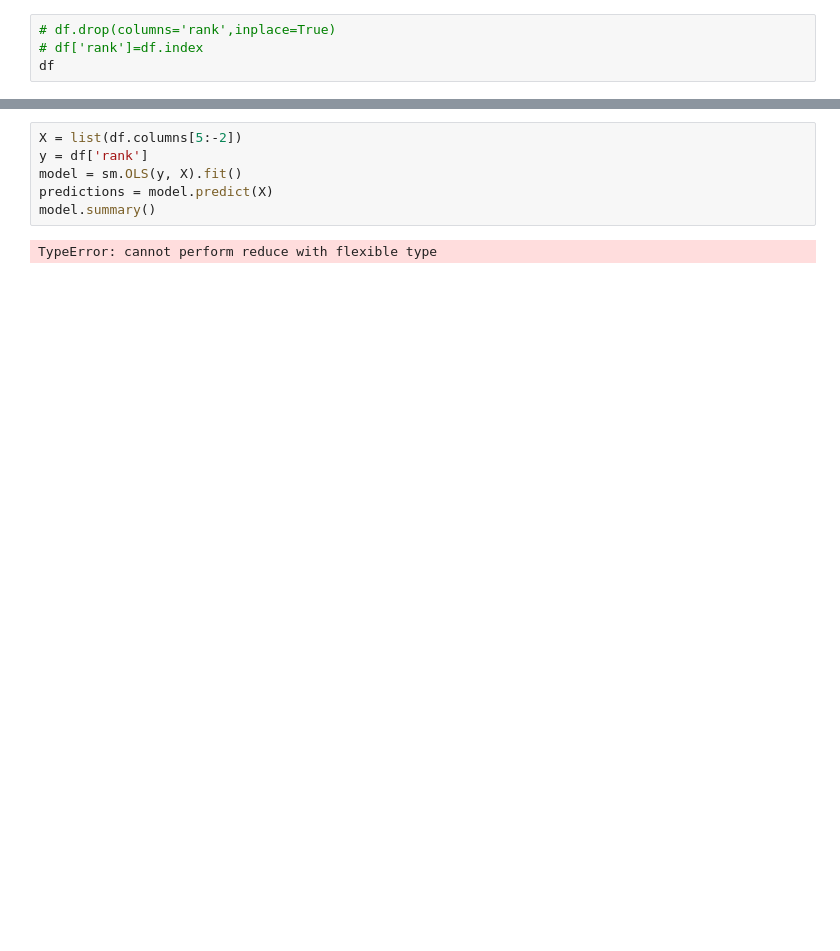
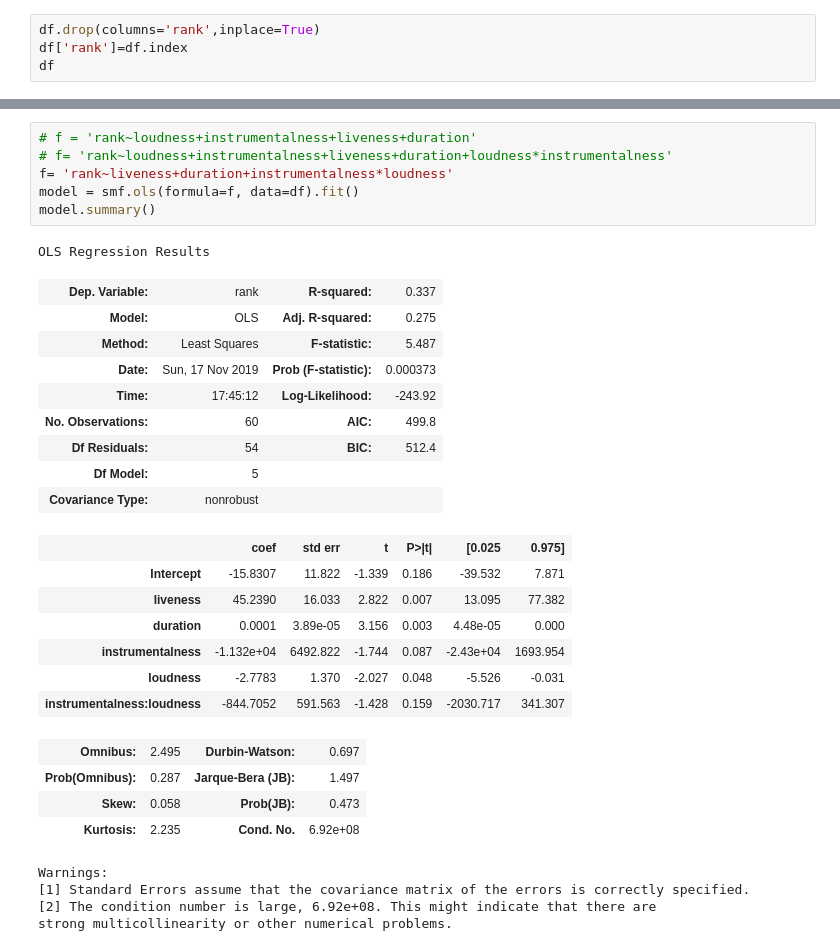
Before and after one commit to mackenziemitchell6/PopularHipHop, a Jupyter notebook: StartingRegression.ipynb, the cells around one changed output, grey strips where cells are left out. Saved outputs shown, nothing was run; the diff lists cells and outputs as text; blank space fills up the shorter version.

Commit message:
more modeling

```diff
--- a/StartingRegression.ipynb
+++ b/StartingRegression.ipynb
@@ -5,8 +7,8 @@ import statsmodels.api as sm
 with open('df.pickle', 'rb') as f:
     df = pickle.load(f)
 # %%
-# df.drop(columns='rank',inplace=True)
-# df['rank']=df.index
+df.drop(columns='rank',inplace=True)
+df['rank']=df.index
 df
 # %% [output]
 |  | artist | title | uris | dance | energy | key | loudness | mode | speechiness | acousticness | ... |
@@ -75,8 +37,32 @@ strong multicollinearity or other numerical problems.
-# %%
-X = list(df.columns[5:-2])
-y = df['rank']
-model = sm.OLS(y, X).fit()
-predictions = model.predict(X)
-model.summary()
-# %% [output]
-TypeError: cannot perform reduce with flexible type
+# %%
+# f = 'rank~loudness+instrumentalness+liveness+duration'
+# f= 'rank~loudness+instrumentalness+liveness+duration+loudness*instrumentalness'
+f= 'rank~liveness+duration+instrumentalness*loudness'
+model = smf.ols(formula=f, data=df).fit()
+model.summary()
+# %% [output]
+OLS Regression Results
+| Dep. Variable: | rank | R-squared: | 0.337 |
+| Model: | OLS | Adj. R-squared: | 0.275 |
+| Method: | Least Squares | F-statistic: | 5.487 |
+| Date: | Sun, 17 Nov 2019 | Prob (F-statistic): | 0.000373 |
+| Time: | 17:45:12 | Log-Likelihood: | -243.92 |
+| No. Observations: | 60 | AIC: | 499.8 |
+| Df Residuals: | 54 | BIC: | 512.4 |
+| Df Model: | 5 |  |  |
+| Covariance Type: | nonrobust |  |  |
+|  | coef | std err | t | P>|t| | [0.025 | 0.975] |
+| Intercept | -15.8307 | 11.822 | -1.339 | 0.186 | -39.532 | 7.871 |
+| liveness | 45.2390 | 16.033 | 2.822 | 0.007 | 13.095 | 77.382 |
+| duration | 0.0001 | 3.89e-05 | 3.156 | 0.003 | 4.48e-05 | 0.000 |
+| instrumentalness | -1.132e+04 | 6492.822 | -1.744 | 0.087 | -2.43e+04 | 1693.954 |
+| loudness | -2.7783 | 1.370 | -2.027 | 0.048 | -5.526 | -0.031 |
+| instrumentalness:loudness | -844.7052 | 591.563 | -1.428 | 0.159 | -2030.717 | 341.307 |
+| Omnibus: | 2.495 | Durbin-Watson: | 0.697 |
+| Prob(Omnibus): | 0.287 | Jarque-Bera (JB): | 1.497 |
+| Skew: | 0.058 | Prob(JB): | 0.473 |
+| Kurtosis: | 2.235 | Cond. No. | 6.92e+08 |
+Warnings:
+[1] Standard Errors assume that the covariance matrix of the errors is correctly specified.
+[2] The condition number is large, 6.92e+08. This might indicate that there are
+strong multicollinearity or other numerical problems.
```
Also changed, not shown: parts of 3 cells of this notebook, 2 other files.
